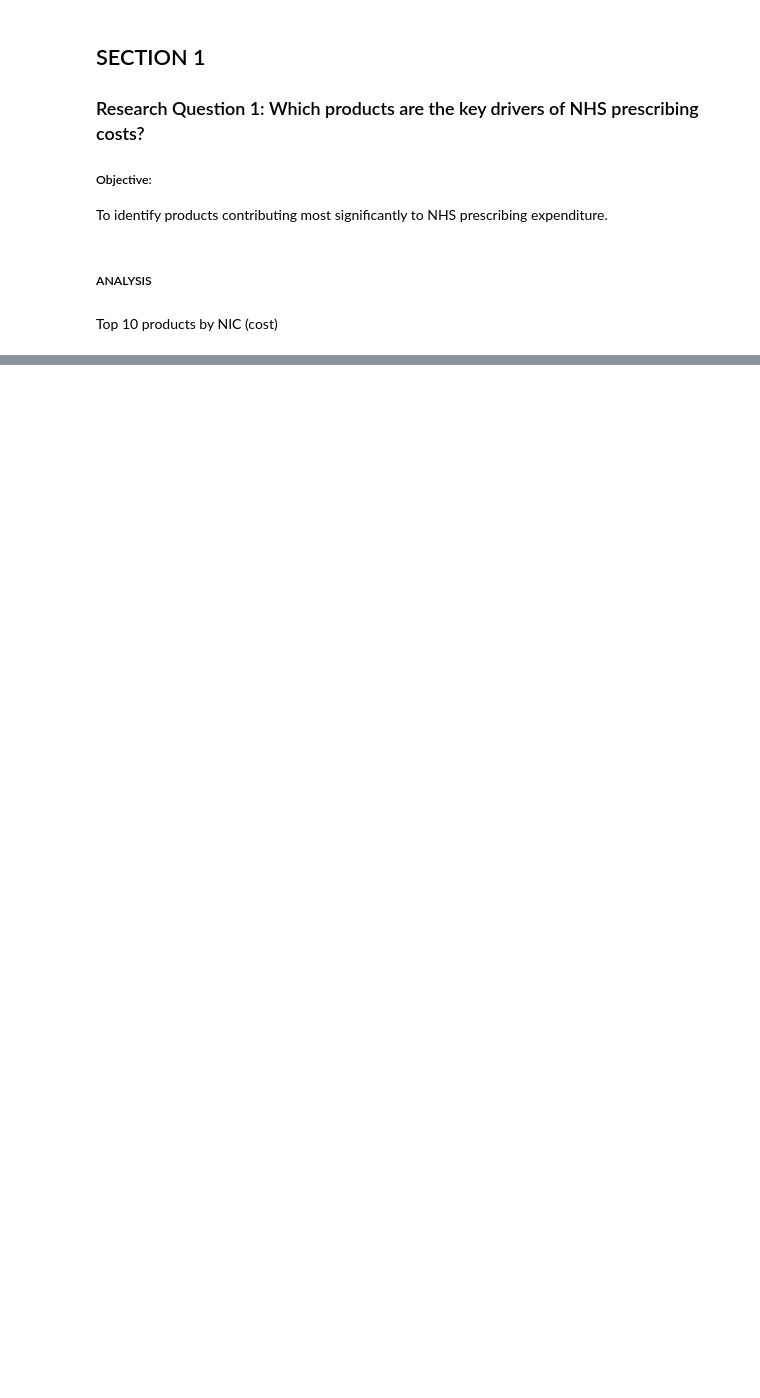
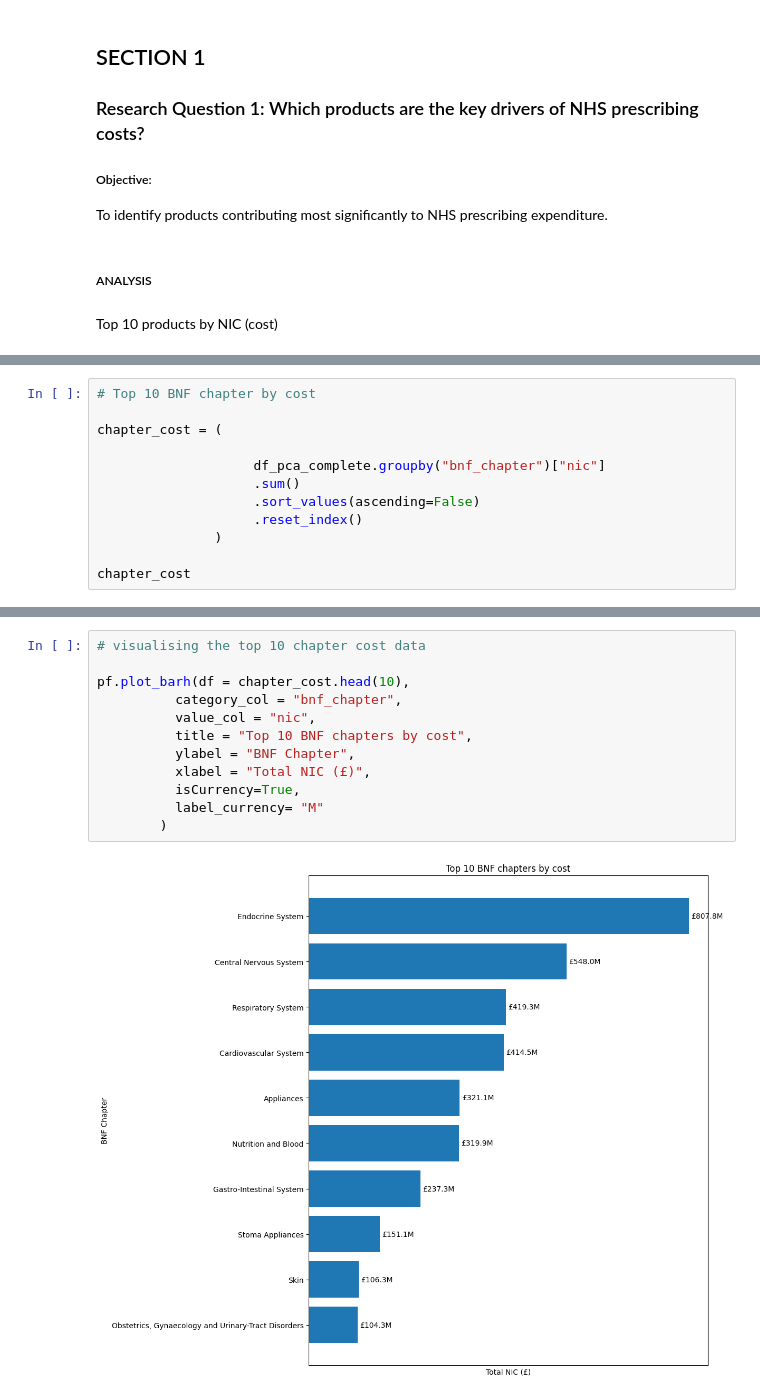
Before and after one commit to NaureenKhurram/NHS_Prescribing_RWE_Analysis, a Jupyter notebook: notebooks/04_Real_World_Evidence_Insights.ipynb, the cells around one changed output, grey strips where cells are left out. Saved outputs shown, nothing was run; the diff lists cells and outputs as text; blank space fills up the shorter version.

```diff
--- a/notebooks/04_Real_World_Evidence_Insights.ipynb
+++ b/notebooks/04_Real_World_Evidence_Insights.ipynb
@@ -365,0 +146,12 @@ df_pca_complete.groupby("year_month")["items"].sum()
+# %%
+# Top 10 BNF chapter by cost
+
+chapter_cost = (
+
+                    df_pca_complete.groupby("bnf_chapter")["nic"]
+                    .sum()
+                    .sort_values(ascending=False)
+                    .reset_index()
+               )
+
+chapter_cost
@@ -365,0 +176,14 @@ df_pca_complete.groupby("year_month")["items"].sum()
+# %%
+# visualising the top 10 chapter cost data
+
+pf.plot_barh(df = chapter_cost.head(10),
+          category_col = "bnf_chapter",
+          value_col = "nic",
+          title = "Top 10 BNF chapters by cost",
+          ylabel = "BNF Chapter",
+          xlabel = "Total NIC (£)",
+          isCurrency=True,
+          label_currency= "M"
+        )
+# %% [output]
+[figure, added]
```
Also changed, not shown: parts of 61 cells of this notebook.
